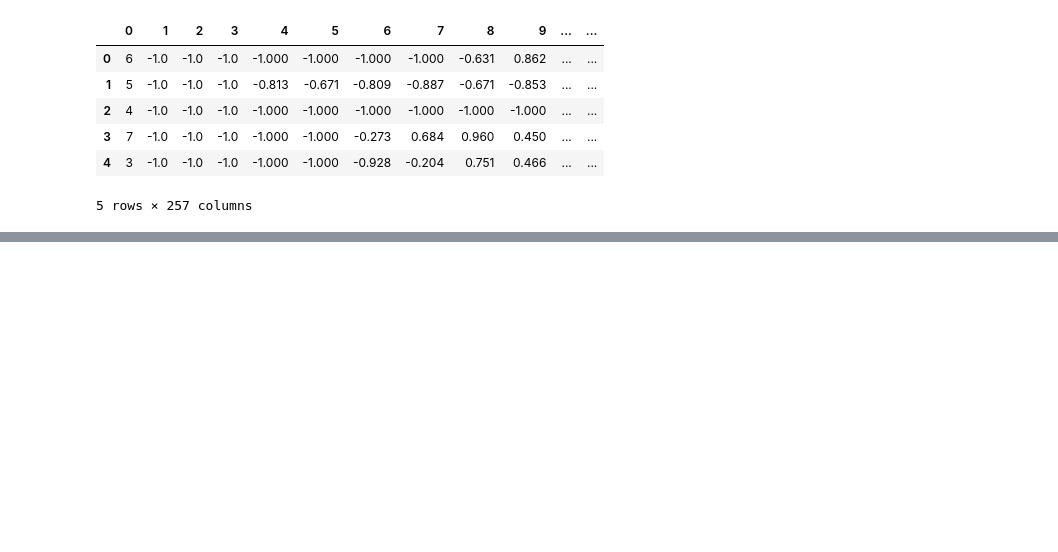
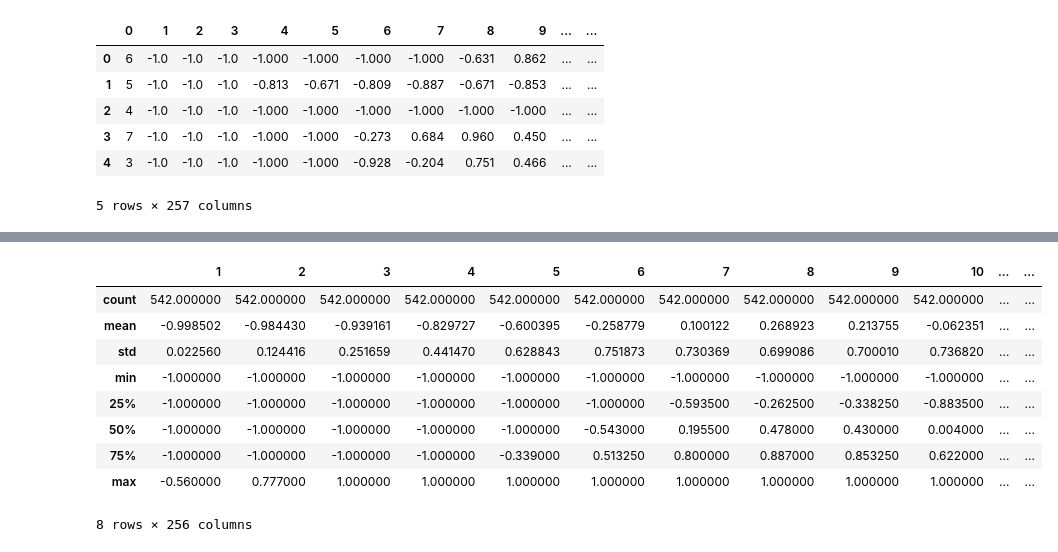
Before and after one commit to marianoju/neuefische, a Jupyter notebook: Clustering of pixels by grey values.ipynb, the cells around one changed output, grey strips where cells are left out. Cells and saved outputs as stored; diff of their text form; code cells hidden in the pictures; blank space fills up the shorter version.

```diff
--- a/Clustering of pixels by grey values.ipynb
+++ b/Clustering of pixels by grey values.ipynb
@@ -154,0 +172,14 @@ plt.show()
+# %%
+data_8_stats = data_8.describe()
+data_8_stats
+# %% [output]
+|  | 1 | 2 | 3 | 4 | 5 | 6 | 7 | 8 | 9 | 10 | ... | ... |
+| count | 542.000000 | 542.000000 | 542.000000 | 542.000000 | 542.000000 | 542.000000 | 542.000000 | 542.000000 | 542.000000 | 542.000000 | ... | ... |
+| mean | -0.998502 | -0.984430 | -0.939161 | -0.829727 | -0.600395 | -0.258779 | 0.100122 | 0.268923 | 0.213755 | -0.062351 | ... | ... |
+| std | 0.022560 | 0.124416 | 0.251659 | 0.441470 | 0.628843 | 0.751873 | 0.730369 | 0.699086 | 0.700010 | 0.736820 | ... | ... |
+| min | -1.000000 | -1.000000 | -1.000000 | -1.000000 | -1.000000 | -1.000000 | -1.000000 | -1.000000 | -1.000000 | -1.000000 | ... | ... |
+| 25% | -1.000000 | -1.000000 | -1.000000 | -1.000000 | -1.000000 | -1.000000 | -0.593500 | -0.262500 | -0.338250 | -0.883500 | ... | ... |
+| 50% | -1.000000 | -1.000000 | -1.000000 | -1.000000 | -1.000000 | -0.543000 | 0.195500 | 0.478000 | 0.430000 | 0.004000 | ... | ... |
+| 75% | -1.000000 | -1.000000 | -1.000000 | -1.000000 | -0.339000 | 0.513250 | 0.800000 | 0.887000 | 0.853250 | 0.622000 | ... | ... |
+| max | -0.560000 | 0.777000 | 1.000000 | 1.000000 | 1.000000 | 1.000000 | 1.000000 | 1.000000 | 1.000000 | 1.000000 | ... | ... |
+8 rows × 256 columns
```
Also changed, not shown: parts of 24 cells of this notebook.
